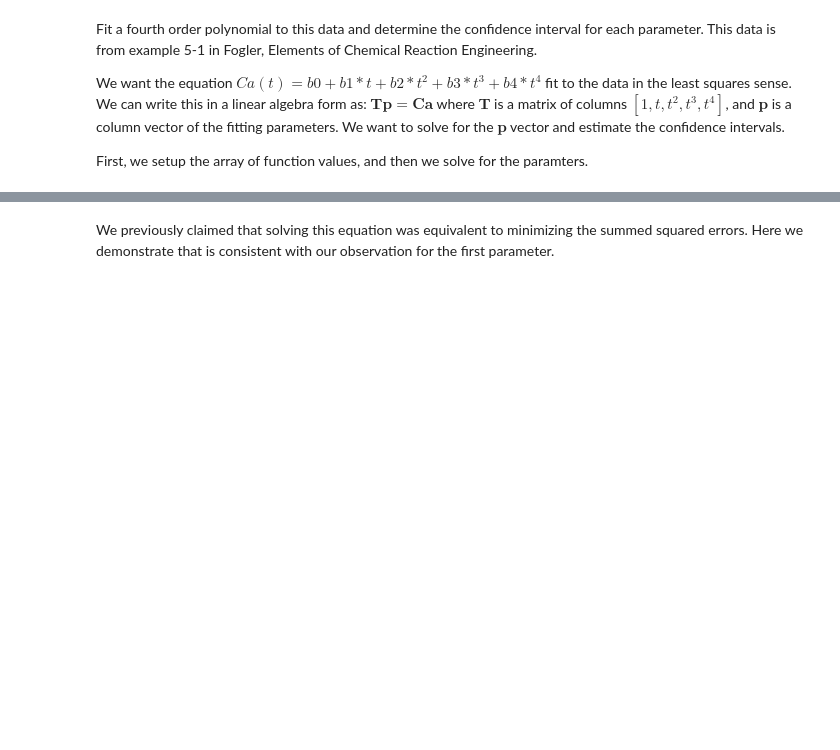
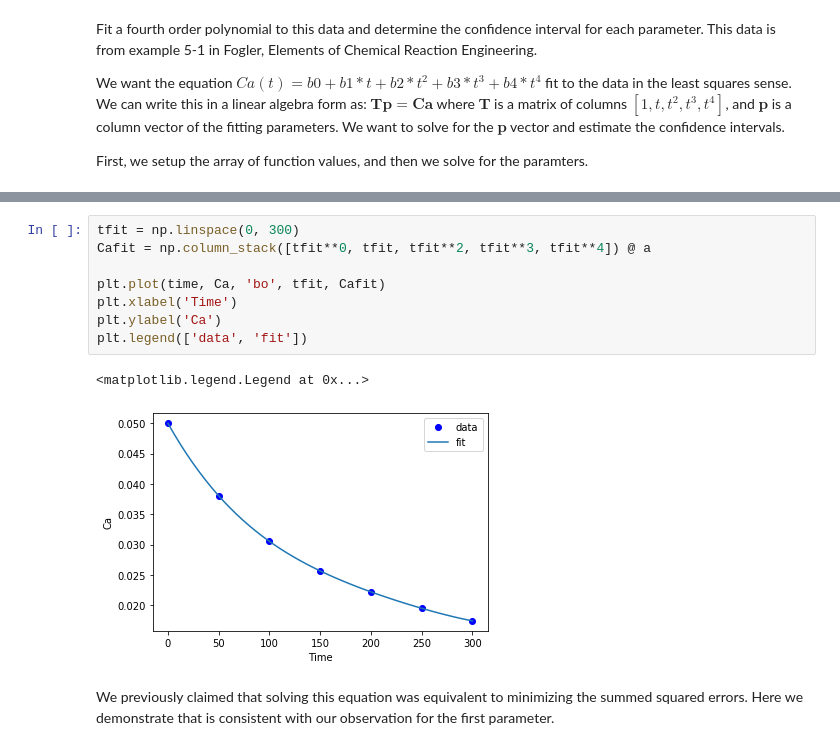
Before and after one commit to jkitchin/f19-06623, a Jupyter notebook: lectures/18-linear-regression.ipynb, the cells around one changed output, grey strips where cells are left out. Drawn from its saved outputs; the diff is of its cells as text; blank space fills up the shorter version.

```diff
--- a/lectures/18-linear-regression.ipynb
+++ b/lectures/18-linear-regression.ipynb
@@ -64,3 +96,14 @@ Text(0, 0.5, 'Ca')
+# %%
+tfit = np.linspace(0, 300)
+Cafit = np.column_stack([tfit**0, tfit, tfit**2, tfit**3, tfit**4]) @ a
+
+plt.plot(time, Ca, 'bo', tfit, Cafit)
+plt.xlabel('Time')
+plt.ylabel('Ca')
+plt.legend(['data', 'fit'])
+# %% [output]
+<matplotlib.legend.Legend at 0x...>
+[figure, added]
 # %% [markdown]
 We previously claimed that solving this equation was equivalent to minimizing the summed squared errors. Here we demonstrate that is consistent with our observation for the first parameter.
 # %%
```
Also changed, not shown: parts of 22 cells of this notebook, 10 other files.
